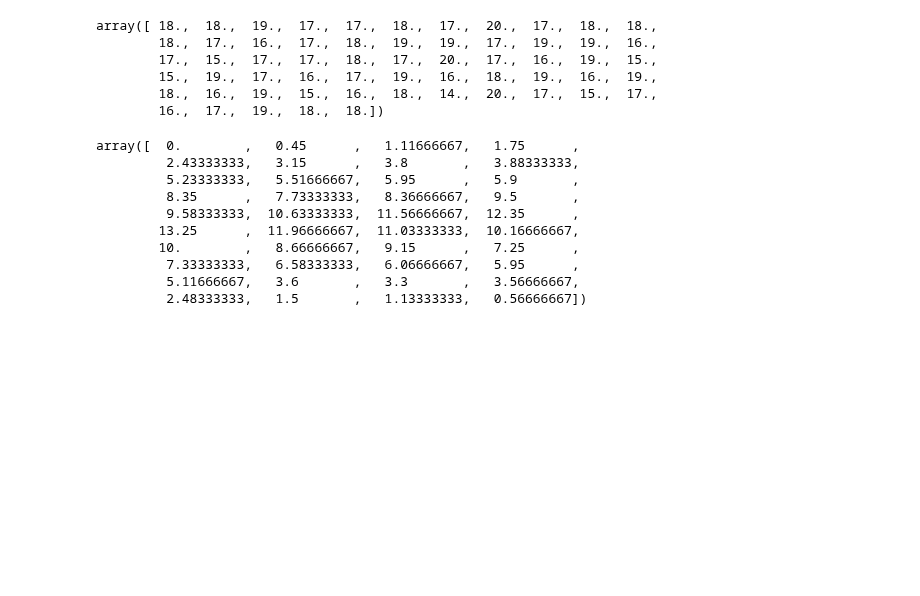
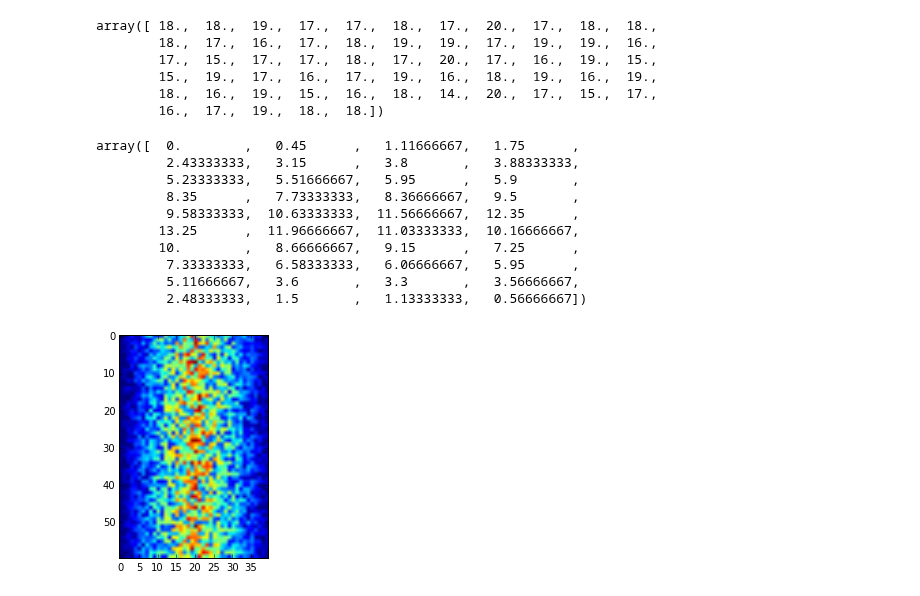
Before and after one commit to plstonge/swc-python-ipynb, a Jupyter notebook: python-2015-11-10.ipynb, the cells around one changed output. Cells and saved outputs as stored; diff of their text form; code cells hidden in the pictures; blank space fills up the shorter version.

```diff
--- a/python-2015-11-10.ipynb
+++ b/python-2015-11-10.ipynb
@@ -165,0 +168,6 @@ matplotlib.pyplot.show(image)
+# %%
+import matplotlib.pyplot
+image = matplotlib.pyplot.imshow(data)
+matplotlib.pyplot.show(image)
+# %% [output]
+[figure, added]
```
Also changed, not shown: parts of 1 cell of this notebook.
